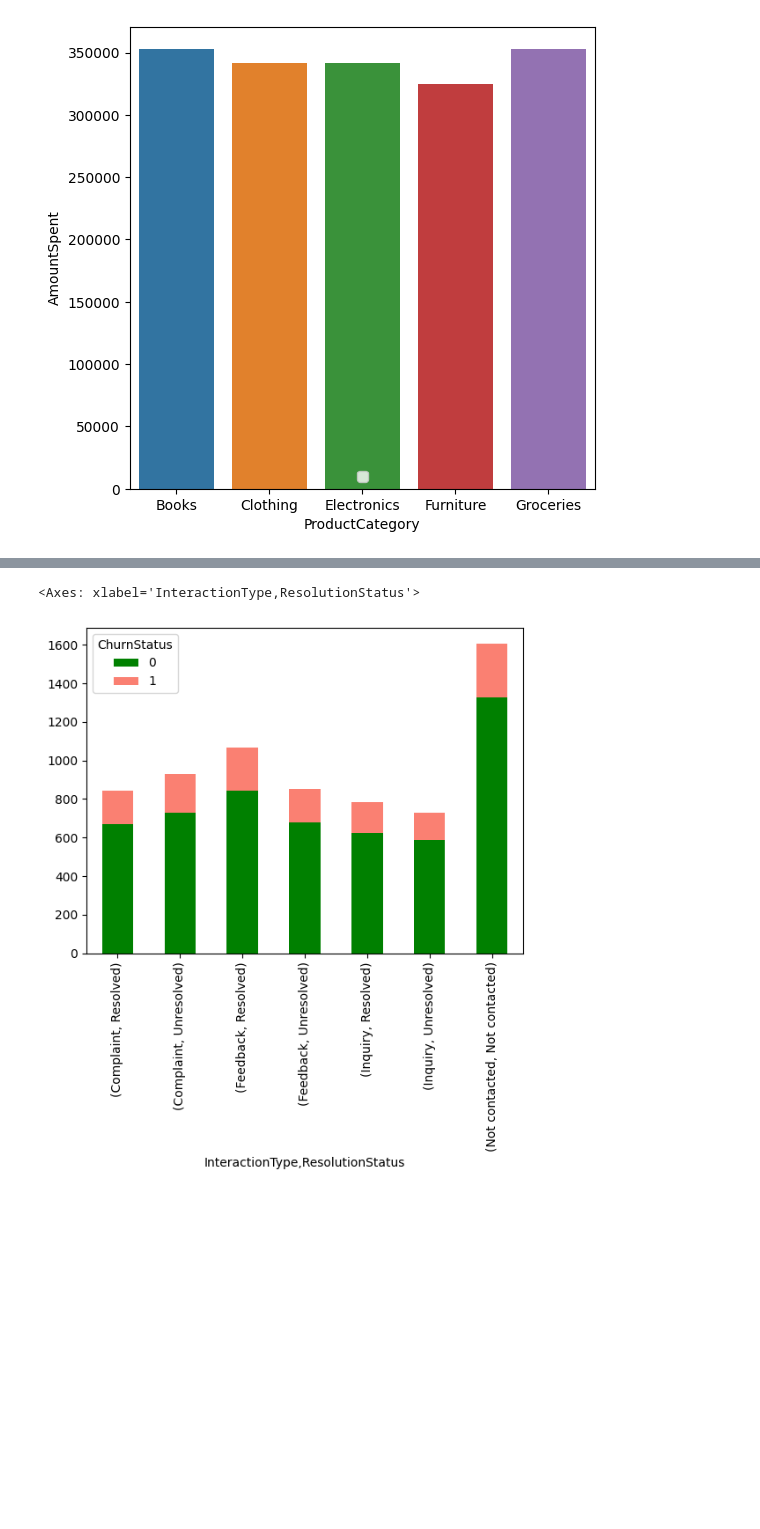
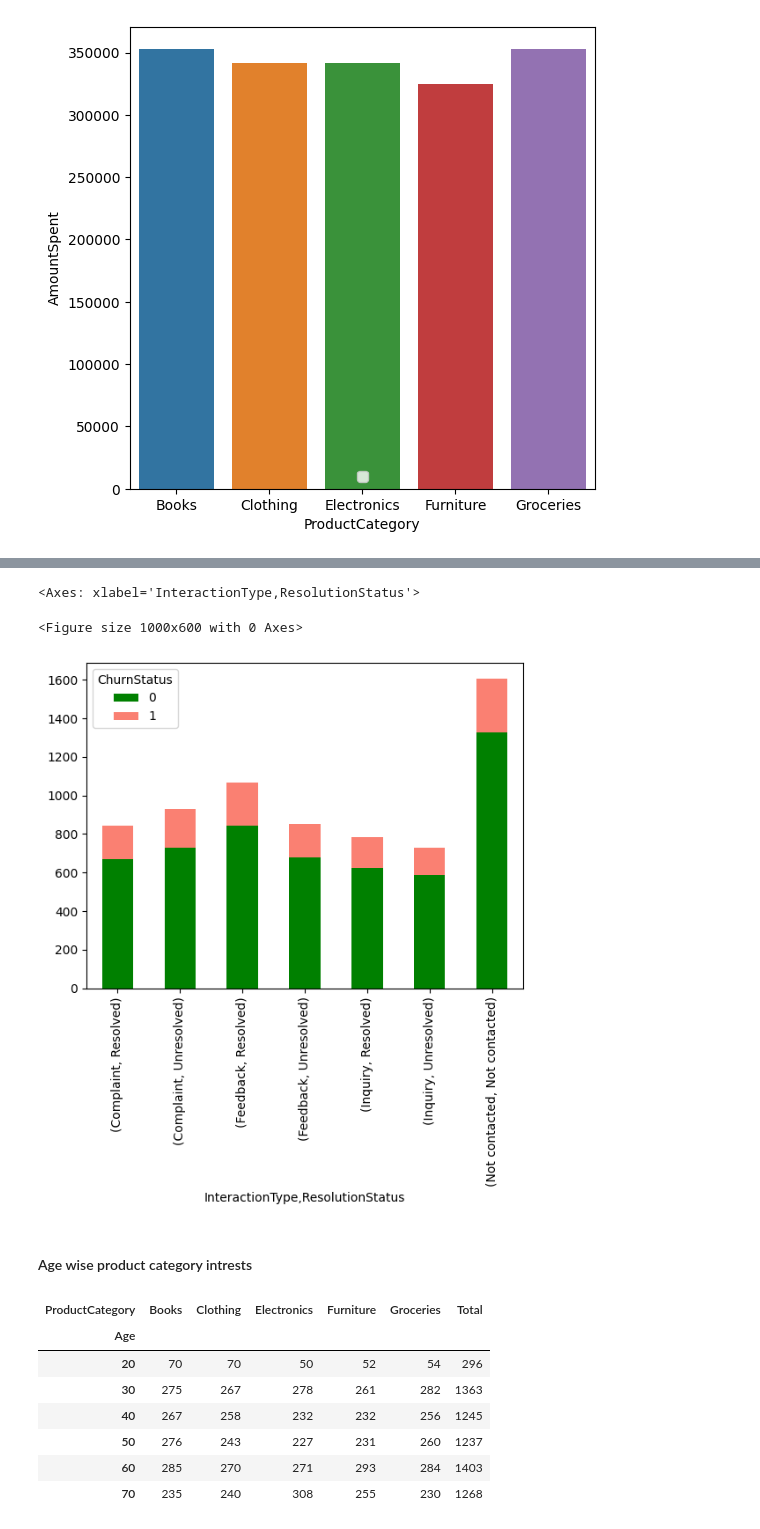
Before and after one commit to pavanrajkg04/Job_based_projects, a Jupyter notebook: Data Science/LLoyd Bank/Task 1: Data gathering and exploratory analysis/TaskOne.ipynb, the cells around one changed output, grey strips where cells are left out. Saved outputs shown, nothing was run; the diff lists cells and outputs as text; code cells hidden in the pictures; blank space fills up the shorter version.

```diff
--- a/Data Science/LLoyd Bank/Task 1: Data gathering and exploratory analysis/TaskOne.ipynb
+++ b/Data Science/LLoyd Bank/Task 1: Data gathering and exploratory analysis/TaskOne.ipynb
@@ -123,5 +142,23 @@ counts
 # %%
+plt.figure(figsize=(10,6))
 counts.plot(kind='bar', stacked=True, color=['green', 'salmon'])
 # %% [output]
 <Axes: xlabel='InteractionType,ResolutionStatus'>
+<Figure size 1000x600 with 0 Axes>
 [figure]
+# %% [markdown]
+#### Age wise product category intrests
+# %%
+age_product = data.groupby([(data['Age']//10)*10+10,'ProductCategory']).size().unstack(fill_value=0)
+
+age_product['Total'] = age_product.sum(axis=1)
+age_product
+# %% [output]
+| ProductCategory | Books | Clothing | Electronics | Furniture | Groceries | Total |
+| Age |  |  |  |  |  |  |
+| 20 | 70 | 70 | 50 | 52 | 54 | 296 |
+| 30 | 275 | 267 | 278 | 261 | 282 | 1363 |
+| 40 | 267 | 258 | 232 | 232 | 256 | 1245 |
+| 50 | 276 | 243 | 227 | 231 | 260 | 1237 |
+| 60 | 285 | 270 | 271 | 293 | 284 | 1403 |
+| 70 | 235 | 240 | 308 | 255 | 230 | 1268 |
```
Also changed, not shown: parts of 14 cells of this notebook.
